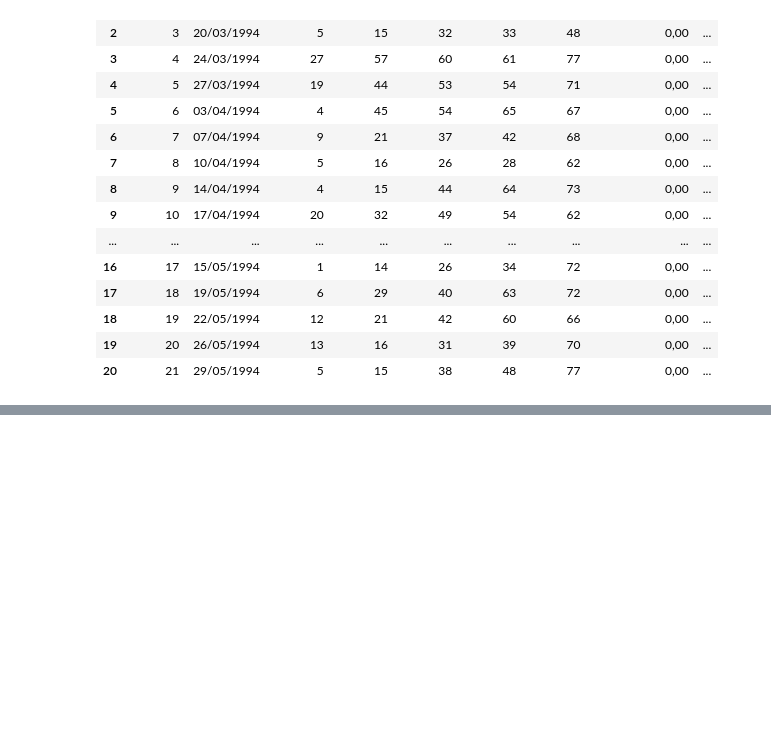
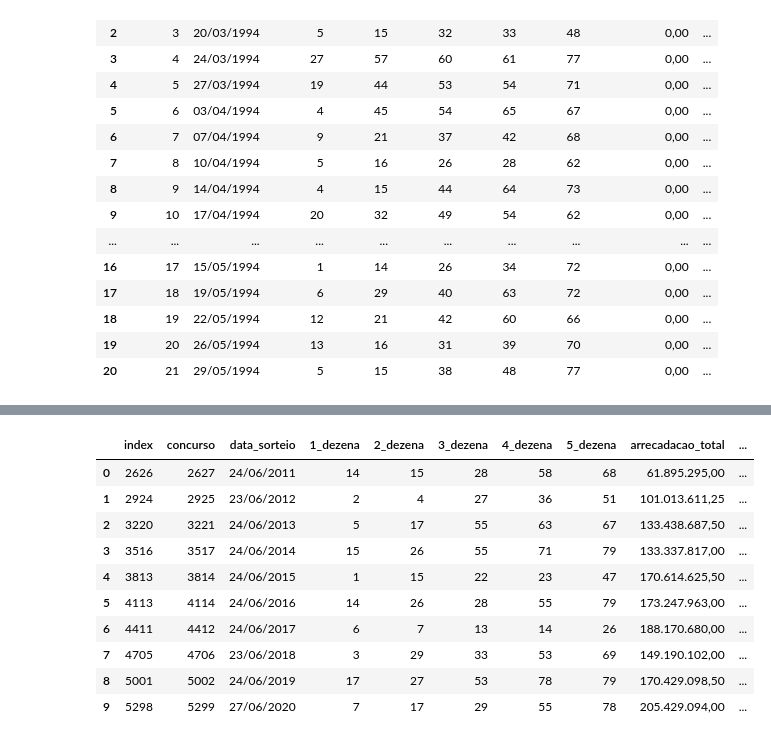
Before and after one commit to AsonCS/DataScienceTest, a Jupyter notebook: Test_1.ipynb, the cells around one changed output, grey strips where cells are left out. Cells and saved outputs as stored; diff of their text form; code cells hidden in the pictures; blank space fills up the shorter version.

```diff
--- a/Test_1.ipynb
+++ b/Test_1.ipynb
@@ -184,3 +151,17 @@ dataNumbersCountsByTimes[:21]
 | 20 | 21 | 89 | 32 | 124 | ... |
 # %%
 dataNumbersCountsByTimes[len(dataNumbersCountsByTimes) - 20:]
+# %%
+quinaSaoJoao[:21]
+# %% [output]
+|  | index | concurso | data_sorteio | 1_dezena | 2_dezena | 3_dezena | 4_dezena | 5_dezena | arrecadacao_total | ... |
+| 0 | 2626 | 2627 | 24/06/2011 | 14 | 15 | 28 | 58 | 68 | 61.895.295,00 | ... |
+| 1 | 2924 | 2925 | 23/06/2012 | 2 | 4 | 27 | 36 | 51 | 101.013.611,25 | ... |
+| 2 | 3220 | 3221 | 24/06/2013 | 5 | 17 | 55 | 63 | 67 | 133.438.687,50 | ... |
+| 3 | 3516 | 3517 | 24/06/2014 | 15 | 26 | 55 | 71 | 79 | 133.337.817,00 | ... |
+| 4 | 3813 | 3814 | 24/06/2015 | 1 | 15 | 22 | 23 | 47 | 170.614.625,50 | ... |
+| 5 | 4113 | 4114 | 24/06/2016 | 14 | 26 | 28 | 55 | 79 | 173.247.963,00 | ... |
+| 6 | 4411 | 4412 | 24/06/2017 | 6 | 7 | 13 | 14 | 26 | 188.170.680,00 | ... |
+| 7 | 4705 | 4706 | 23/06/2018 | 3 | 29 | 33 | 53 | 69 | 149.190.102,00 | ... |
+| 8 | 5001 | 5002 | 24/06/2019 | 17 | 27 | 53 | 78 | 79 | 170.429.098,50 | ... |
+| 9 | 5298 | 5299 | 27/06/2020 | 7 | 17 | 29 | 55 | 78 | 205.429.094,00 | ... |
```
Also changed, not shown: parts of 7 cells of this notebook.
